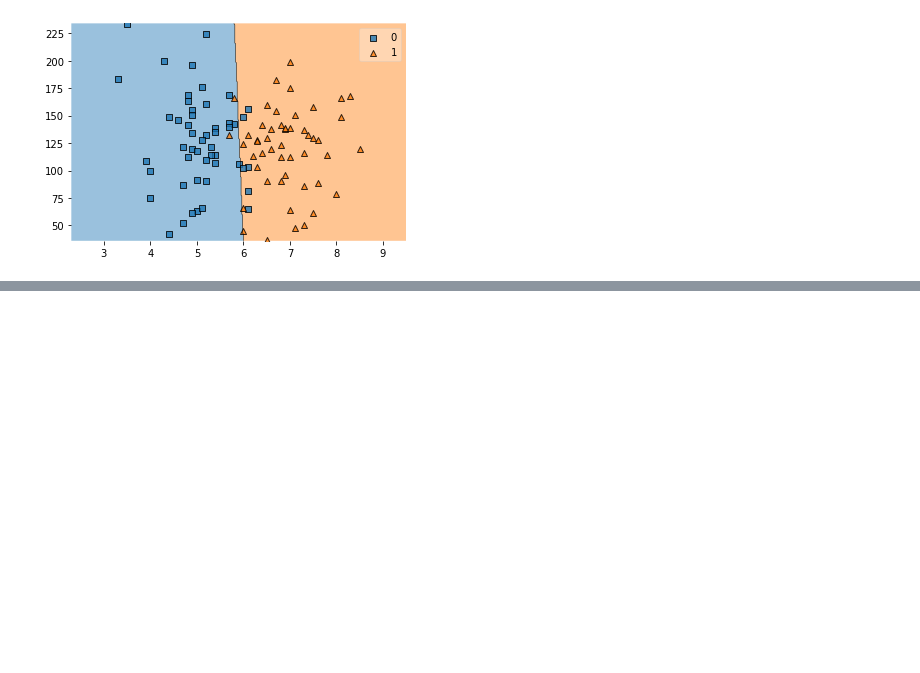
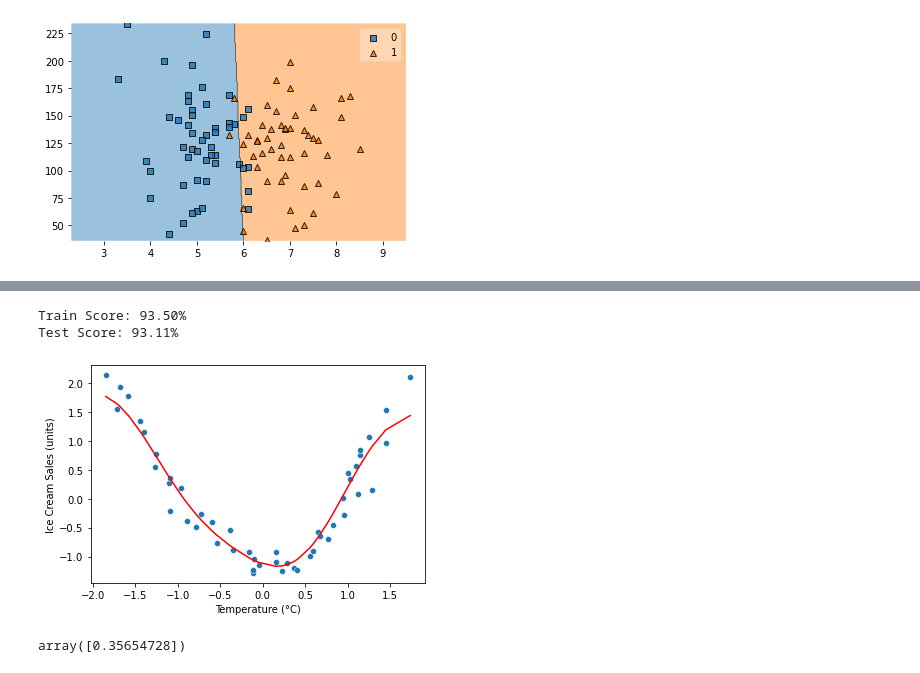
Before and after one commit to MuhammadUzair0786/Non-Linear-Machine-Learning-Model-Building, a Jupyter notebook: Support_Vector_Machine.ipynb, the cells around one changed output, grey strips where cells are left out. Cells and saved outputs as stored; diff of their text form; code cells hidden in the pictures; blank space fills up the shorter version.

```diff
--- a/Support_Vector_Machine.ipynb
+++ b/Support_Vector_Machine.ipynb
@@ -62,0 +128,16 @@ plt.show()
+# %%
+print(f"Train Score: {svr_model.score(x_train, y_train) * 100:.2f}%")
+print(f"Test Score: {svr_model.score(x_test, y_test) * 100:.2f}%")
+# %% [output]
+Train Score: 93.50%
+Test Score: 93.11%
+# %%
+sns.scatterplot(x ='Temperature (°C)',y= 'Ice Cream Sales (units)',data=dataset)
+plt.plot(dataset['Temperature (°C)'],svr_model.predict(x),color ='red')
+plt.show()
+# %% [output]
+[figure, added]
+# %%
+svr_model.predict([[-1.095146]])
+# %% [output]
+array([0.35654728])
```
Also changed, not shown: parts of 10 cells of this notebook.
